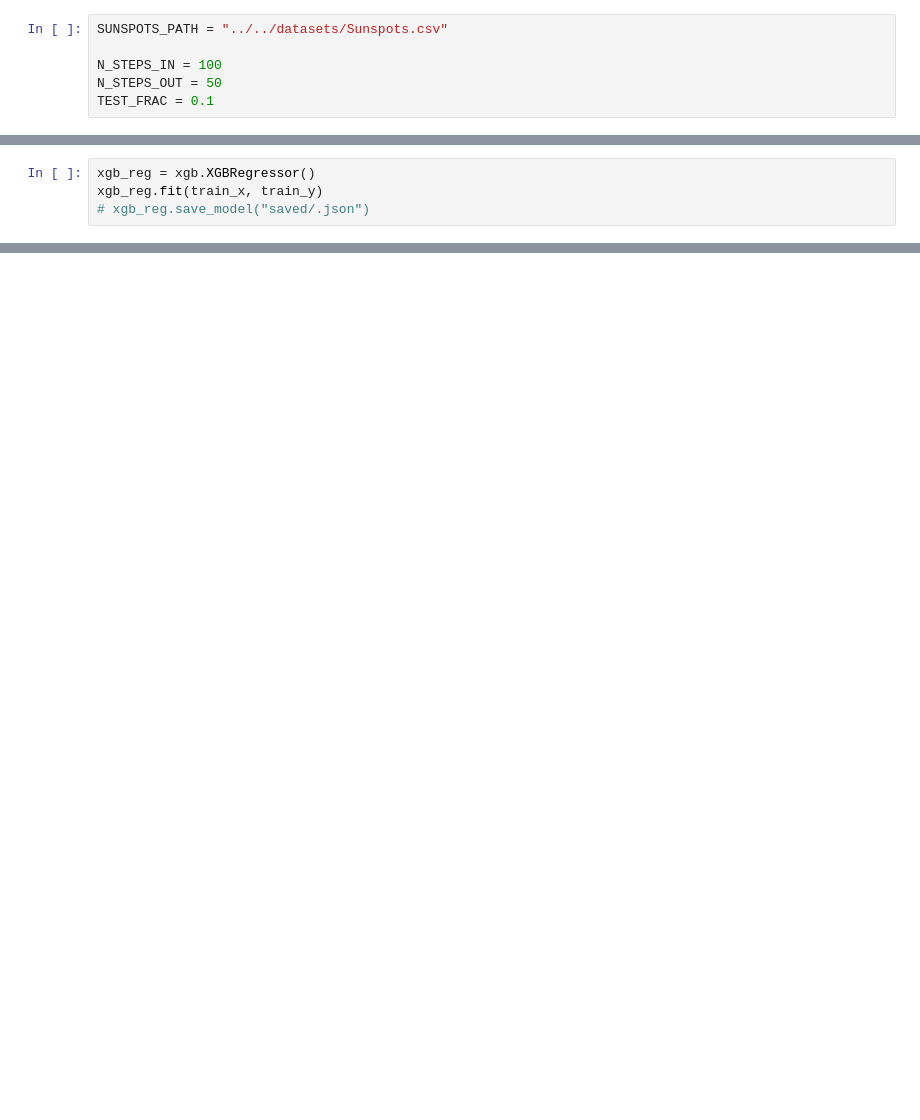
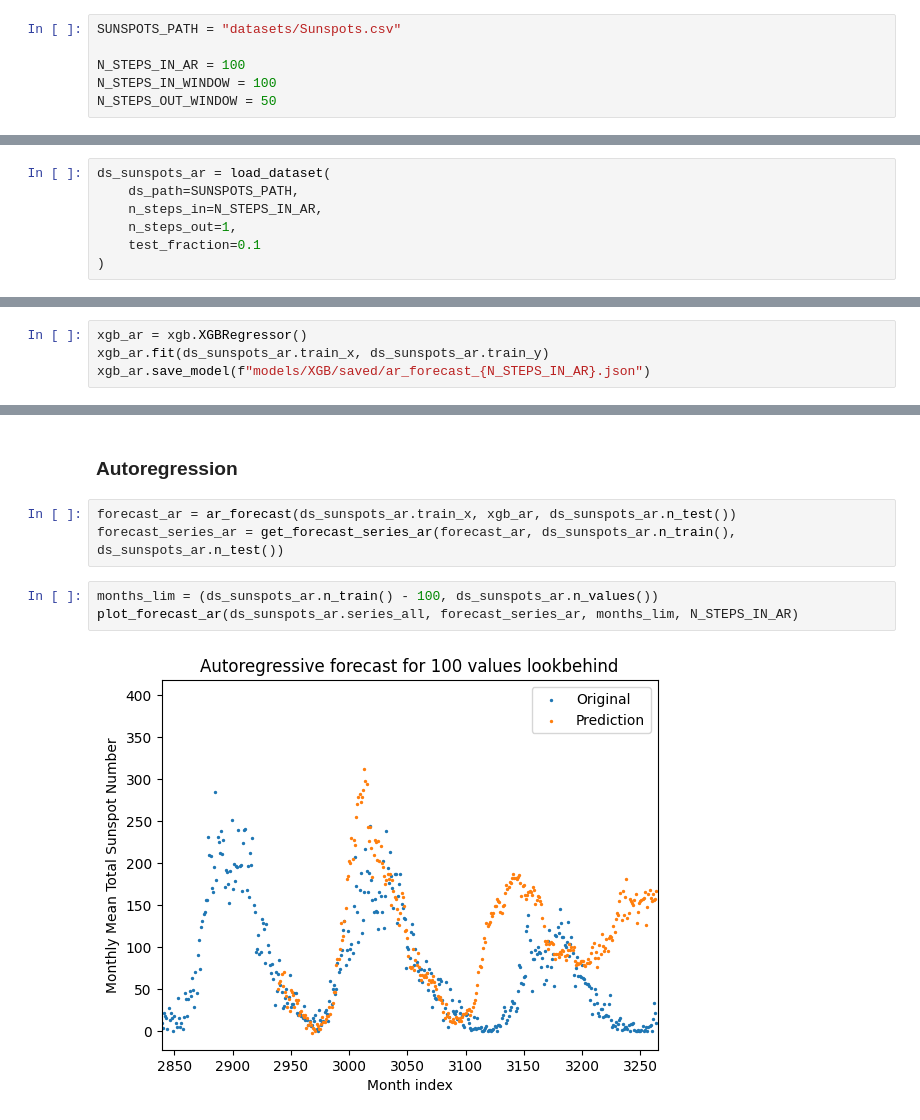
Before and after one commit to Wotaker/timeseries-models, a Jupyter notebook: xgb_report.ipynb, the cells around one changed output, grey strips where cells are left out. Cells and saved outputs as stored; diff of their text form; blank space fills up the shorter version.

```diff
--- a/models/XGB/xgb_window.ipynb
+++ b/xgb_report.ipynb
@@ -10,6 +8,6 @@ import xgboost as xgb
 # %%
-SUNSPOTS_PATH = "../../datasets/Sunspots.csv"
+SUNSPOTS_PATH = "datasets/Sunspots.csv"
 
-N_STEPS_IN = 100
-N_STEPS_OUT = 50
-TEST_FRAC = 0.1
+N_STEPS_IN_AR = 100
+N_STEPS_IN_WINDOW = 100
+N_STEPS_OUT_WINDOW = 50
@@ -94,0 +27,7 @@ assert (sunspots_test[N_STEPS_IN:N_STEPS_IN+N_STEPS_OUT].values == test_y[0]).al
+# %%
+ds_sunspots_ar = load_dataset(
+    ds_path=SUNSPOTS_PATH,
+    n_steps_in=N_STEPS_IN_AR,
+    n_steps_out=1,
+    test_fraction=0.1
+)
@@ -95,4 +44,4 @@ assert (sunspots_test[N_STEPS_IN:N_STEPS_IN+N_STEPS_OUT].values == test_y[0]).al
 # %%
-xgb_reg = xgb.XGBRegressor()
-xgb_reg.fit(train_x, train_y)
-# xgb_reg.save_model("saved/.json")
+xgb_ar = xgb.XGBRegressor()
+xgb_ar.fit(ds_sunspots_ar.train_x, ds_sunspots_ar.train_y)
+xgb_ar.save_model(f"models/XGB/saved/ar_forecast_{N_STEPS_IN_AR}.json")
@@ -169,3 +59,13 @@ plot_forecast(sunspots_total, forecast_series, 0, xlim=months_lim)
 # %% [output]
 [figure]
 [figure]
+# %% [markdown]
+### Autoregression
+# %%
+forecast_ar = ar_forecast(ds_sunspots_ar.train_x, xgb_ar, ds_sunspots_ar.n_test())
+forecast_series_ar = get_forecast_series_ar(forecast_ar, ds_sunspots_ar.n_train(), ds_sunspots_ar.n_test())
+# %%
+months_lim = (ds_sunspots_ar.n_train() - 100, ds_sunspots_ar.n_values())
+plot_forecast_ar(ds_sunspots_ar.series_all, forecast_series_ar, months_lim, N_STEPS_IN_AR)
+# %% [output]
+[figure, added]
```
Also changed, not shown: parts of 22 cells of this notebook, 4 other files.
